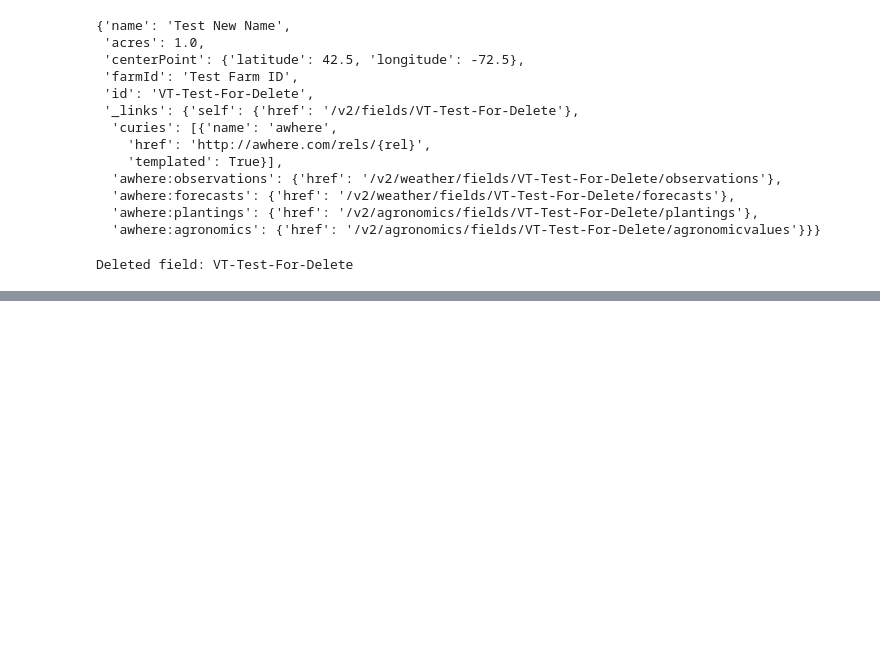
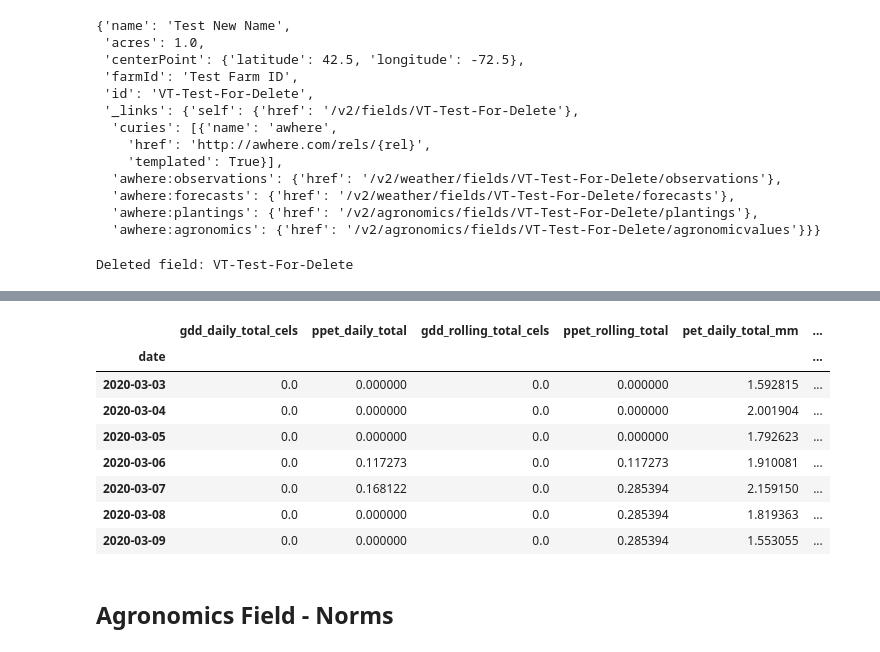
Before and after one commit to calekochenour/awherepy, a Jupyter notebook: 01-code-scripts/awhere-classes-test-2020-04-15.ipynb, the cells around one changed output, grey strips where cells are left out. Saved outputs shown, nothing was run; the diff lists cells and outputs as text; code cells hidden in the pictures; blank space fills up the shorter version.

Commit message:
Add tests for AgronomicsField subclasses

```diff
--- a/01-code-scripts/awhere-classes-test-2020-04-15.ipynb
+++ b/01-code-scripts/awhere-classes-test-2020-04-15.ipynb
@@ -431,0 +433,4 @@ daily_accum_gdf
+# %%
+# Define AgronomicsFieldValues object
+agronomic_object = AgronomicsFieldValues(
+    api_key, api_secret, field_id='CO-RMNP-Bear-Lake')
@@ -431,0 +452,7 @@ daily_accum_gdf
+# %%
+# Define kwargs
+values_kwargs = {'start_day': '03-03', 'end_day': '03-09'}
+
+# Create geodataframes - multi day
+total_accum_gdf, daily_accum_gdf = AgronomicsFieldValues.api_to_gdf(
+    agronomic_object, value_type='multi_day', kwargs=values_kwargs)
@@ -431,0 +466,15 @@ daily_accum_gdf
+# %%
+# Display geodataframe - daily
+daily_accum_gdf
+# %% [output]
+|  | gdd_daily_total_cels | ppet_daily_total | gdd_rolling_total_cels | ppet_rolling_total | pet_daily_total_mm | ... |
+| date |  |  |  |  |  | ... |
+| 2020-03-03 | 0.0 | 0.000000 | 0.0 | 0.000000 | 1.592815 | ... |
+| 2020-03-04 | 0.0 | 0.000000 | 0.0 | 0.000000 | 2.001904 | ... |
+| 2020-03-05 | 0.0 | 0.000000 | 0.0 | 0.000000 | 1.792623 | ... |
+| 2020-03-06 | 0.0 | 0.117273 | 0.0 | 0.117273 | 1.910081 | ... |
+| 2020-03-07 | 0.0 | 0.168122 | 0.0 | 0.285394 | 2.159150 | ... |
+| 2020-03-08 | 0.0 | 0.000000 | 0.0 | 0.285394 | 1.819363 | ... |
+| 2020-03-09 | 0.0 | 0.000000 | 0.0 | 0.285394 | 1.553055 | ... |
+# %% [markdown]
+## Agronomics Field - Norms
```
Also changed, not shown: parts of 24 cells of this notebook.
